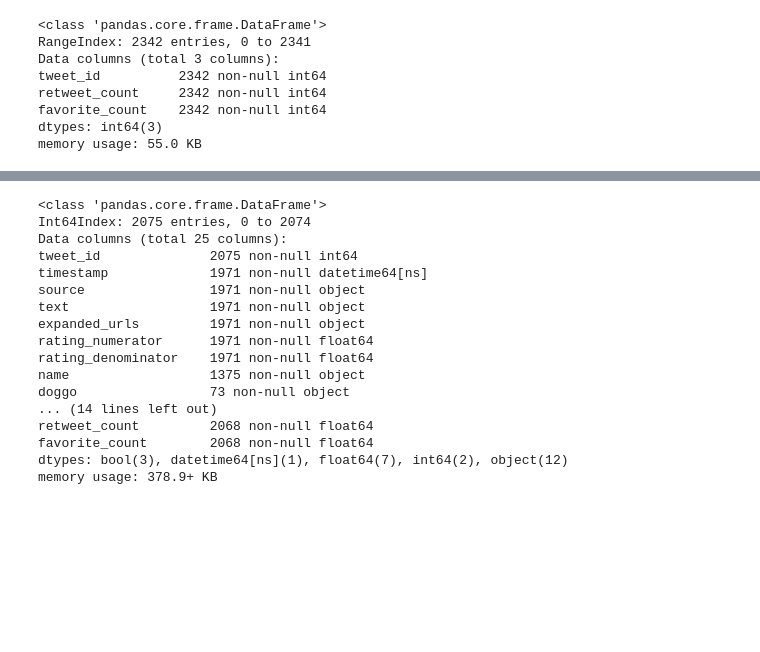
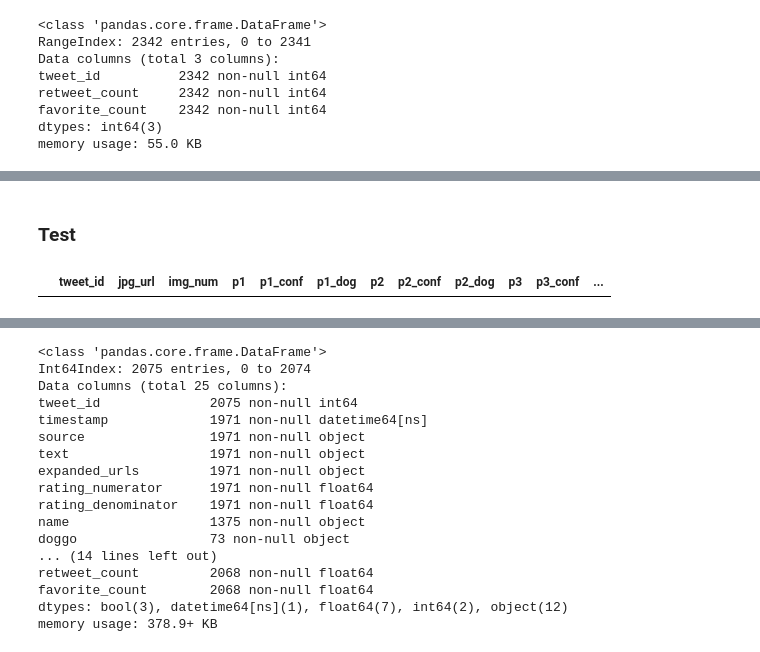
Before and after one commit to geocarvalho/python-ds, a Jupyter notebook: DS-fundations-2/data-wrangling/project/wrangle_act.ipynb, the cells around one changed output, grey strips where cells are left out. Drawn from its saved outputs; the diff is of its cells as text; code cells hidden in the pictures; blank space fills up the shorter version.

```diff
--- a/DS-fundations-2/data-wrangling/project/wrangle_act.ipynb
+++ b/DS-fundations-2/data-wrangling/project/wrangle_act.ipynb
@@ -324,3 +503,9 @@ for i in ['p1', 'p2', 'p3']:
 # %%
 # Remove duplicate images
-img_predictions_cp.jpg_url.drop_duplicates(inplace=True)
+img_predictions_cp.drop_duplicates(subset='jpg_url', inplace=True)
+# %% [markdown]
+### Test
+# %%
+img_predictions_cp[img_predictions_cp.jpg_url.duplicated()]
+# %% [output]
+|  | tweet_id | jpg_url | img_num | p1 | p1_conf | p1_dog | p2 | p2_conf | p2_dog | p3 | p3_conf | ... |
```
Also changed, not shown: parts of 38 cells of this notebook.
